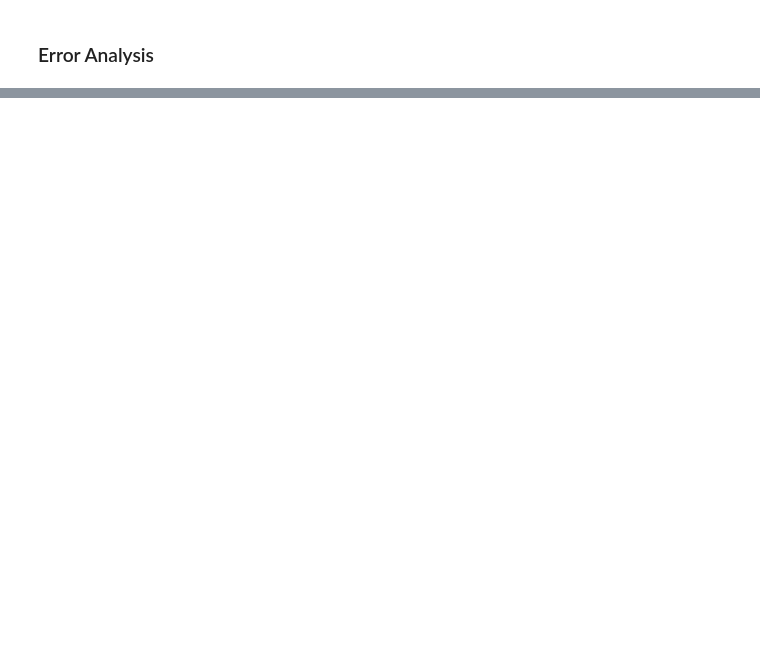
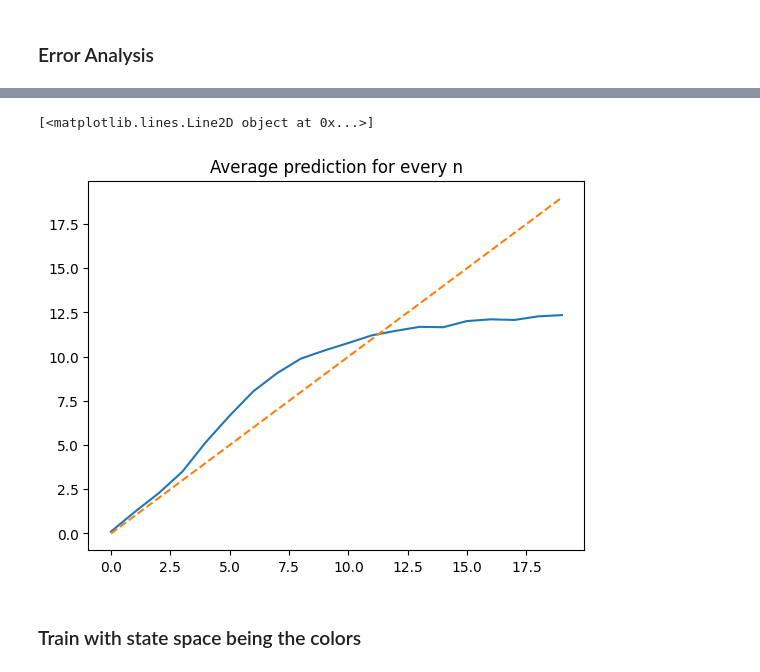
Before and after one commit to LeonY117/polytope-permutation, a Jupyter notebook: dist_predictor.ipynb, the cells around one changed output, grey strips where cells are left out. Saved outputs shown, nothing was run; the diff lists cells and outputs as text; code cells hidden in the pictures; blank space fills up the shorter version.

```diff
--- a/dist_predictor.ipynb
+++ b/dist_predictor.ipynb
@@ -254,3 +329,9 @@ plt.plot([e / n for (e, n) in zip(total_errors, total_samples)])
 # %%
 plt.title("Average prediction for every n")
 plt.plot([y / n for (y, n) in zip(total_preds, total_samples)])
+plt.plot(range(total_steps), '--')
+# %% [output]
+[<matplotlib.lines.Line2D object at 0x...>]
+[figure, added]
+# %% [markdown]
+### Train with state space being the colors
```
Also changed, not shown: parts of 12 cells of this notebook.
